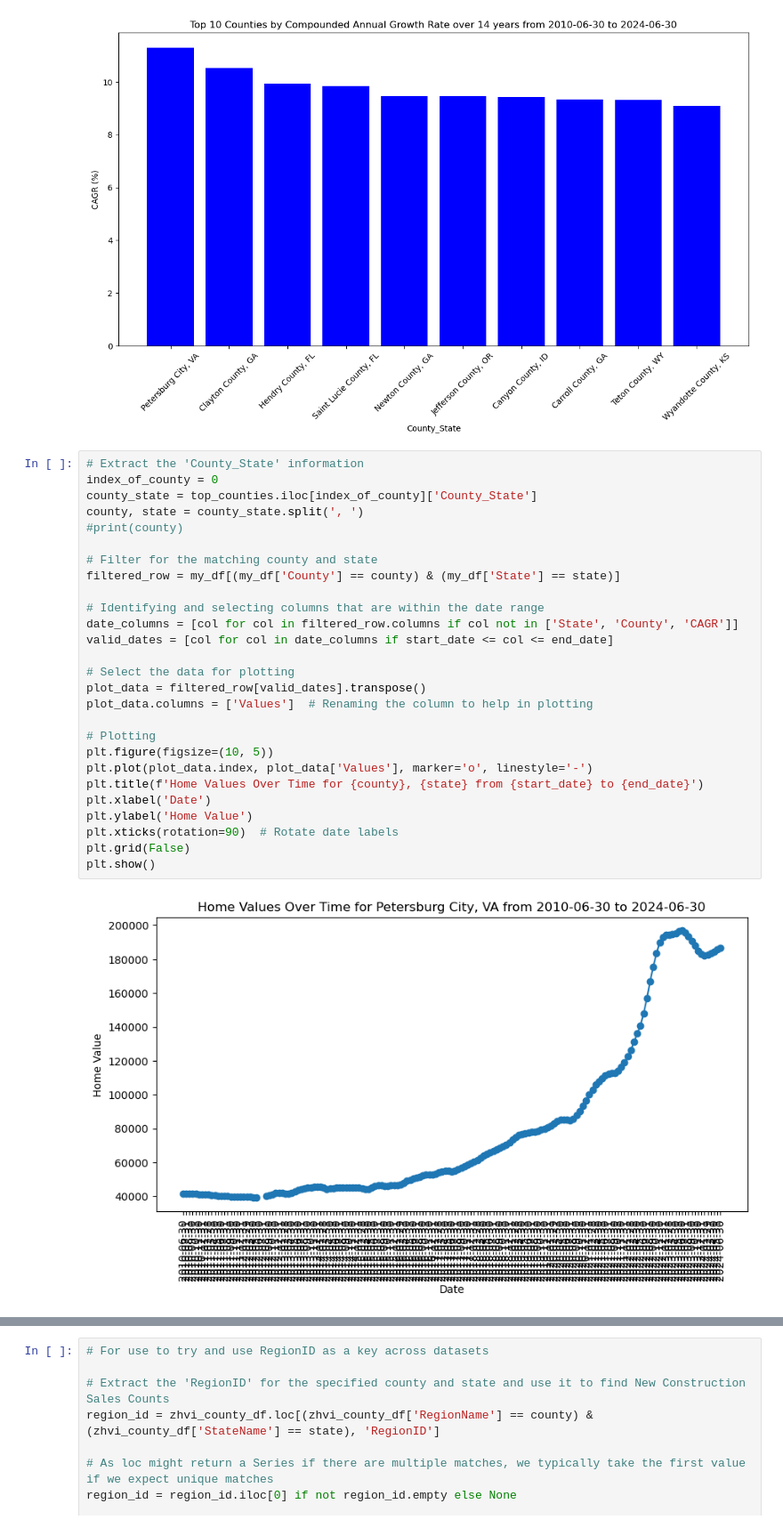
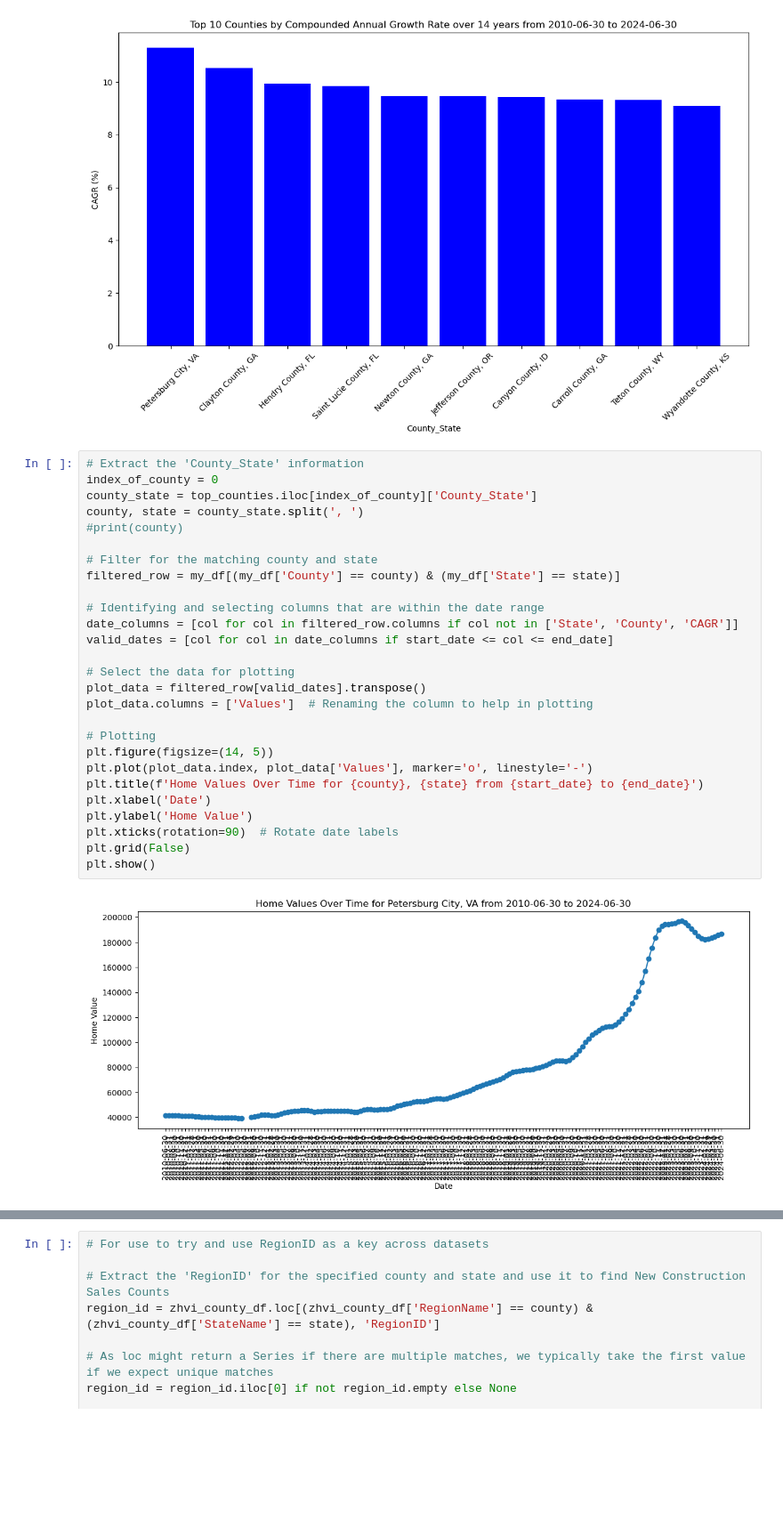
Before and after one commit to dfquinn23/Project_1, a Jupyter notebook: Zillow/home_values_county.ipynb, the cells around one changed output, grey strips where cells are left out. Shown: that part at 89% size. Cells and saved outputs as stored; diff of their text form; blank space fills up the shorter version.

```diff
--- a/Zillow/home_values_county.ipynb
+++ b/Zillow/home_values_county.ipynb
@@ -250,29 +250,29 @@ plt.show()
 # %%
 # Extract the 'County_State' information
 index_of_county = 0
 county_state = top_counties.iloc[index_of_county]['County_State']
 county, state = county_state.split(', ')
 #print(county)
 
 # Filter for the matching county and state
 filtered_row = my_df[(my_df['County'] == county) & (my_df['State'] == state)]
 
 # Identifying and selecting columns that are within the date range
 date_columns = [col for col in filtered_row.columns if col not in ['State', 'County', 'CAGR']]
 valid_dates = [col for col in date_columns if start_date <= col <= end_date]
 
 # Select the data for plotting
 plot_data = filtered_row[valid_dates].transpose()
 plot_data.columns = ['Values']  # Renaming the column to help in plotting
 
 # Plotting
-plt.figure(figsize=(10, 5))
+plt.figure(figsize=(14, 5))
 plt.plot(plot_data.index, plot_data['Values'], marker='o', linestyle='-')
 plt.title(f'Home Values Over Time for {county}, {state} from {start_date} to {end_date}')
 plt.xlabel('Date')
 plt.ylabel('Home Value')
 plt.xticks(rotation=90)  # Rotate date labels
 plt.grid(False)
 plt.show()
 # %% [output]
-[figure, old version]
+[figure, new version]
```
Also changed, not shown: parts of 7 cells of this notebook.
